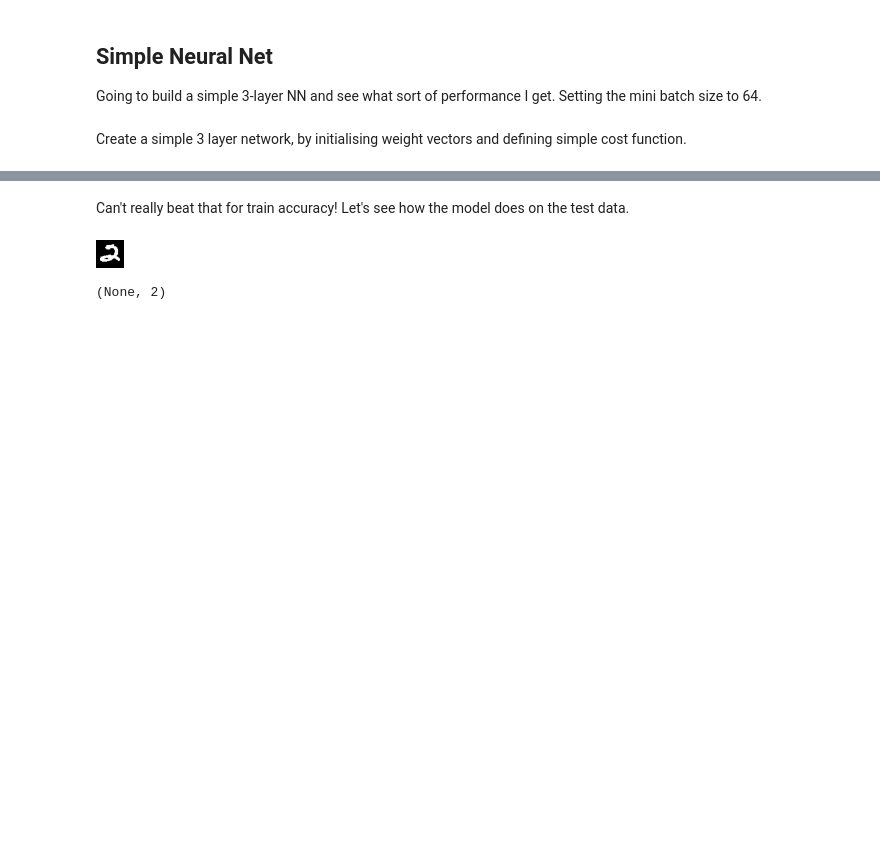
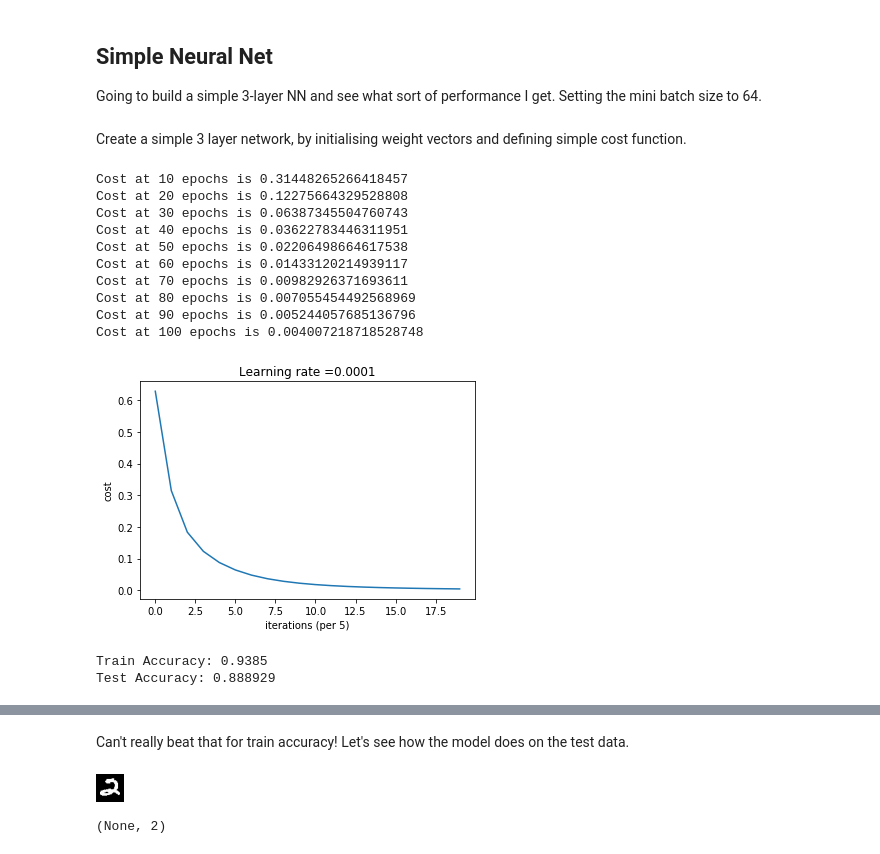
Before and after one commit to Technology-Notes/kaggle-notebooks, a Jupyter notebook: digit-recognizer/attempt-1.ipynb, the cells around one changed output, grey strips where cells are left out. Saved outputs shown, nothing was run; the diff lists cells and outputs as text; code cells hidden in the pictures; blank space fills up the shorter version.

```diff
--- a/digit-recognizer/attempt-1.ipynb
+++ b/digit-recognizer/attempt-1.ipynb
@@ -229,6 +231,24 @@ def train_model(X_train, Y_train, X_test, Y_test, learning_rate=0.0001, num_epoc
         print ("Test Accuracy:", accuracy.eval({X: X_test, Y: Y_test}))
 
         return params
+# %%
+# Try it on a sample
+sample_size = 2000
+parameters = train_model(training_imgs_X[:sample_size,:], training_labels_y[:sample_size,:], dev_imgs_X, dev_labels_y)
+# %% [output]
+Cost at 10 epochs is 0.31448265266418457
+Cost at 20 epochs is 0.12275664329528808
+Cost at 30 epochs is 0.06387345504760743
+Cost at 40 epochs is 0.03622783446311951
+Cost at 50 epochs is 0.02206498664617538
+Cost at 60 epochs is 0.01433120214939117
+Cost at 70 epochs is 0.00982926371693611
+Cost at 80 epochs is 0.007055454492568969
+Cost at 90 epochs is 0.005244057685136796
+Cost at 100 epochs is 0.004007218718528748
+[figure, added]
+Train Accuracy: 0.9385
+Test Accuracy: 0.888929
 # %%
 parameters = train_model(training_imgs_X, training_labels_y, dev_imgs_X, dev_labels_y)
 # %% [output]
```
Also changed, not shown: parts of 40 cells of this notebook.
